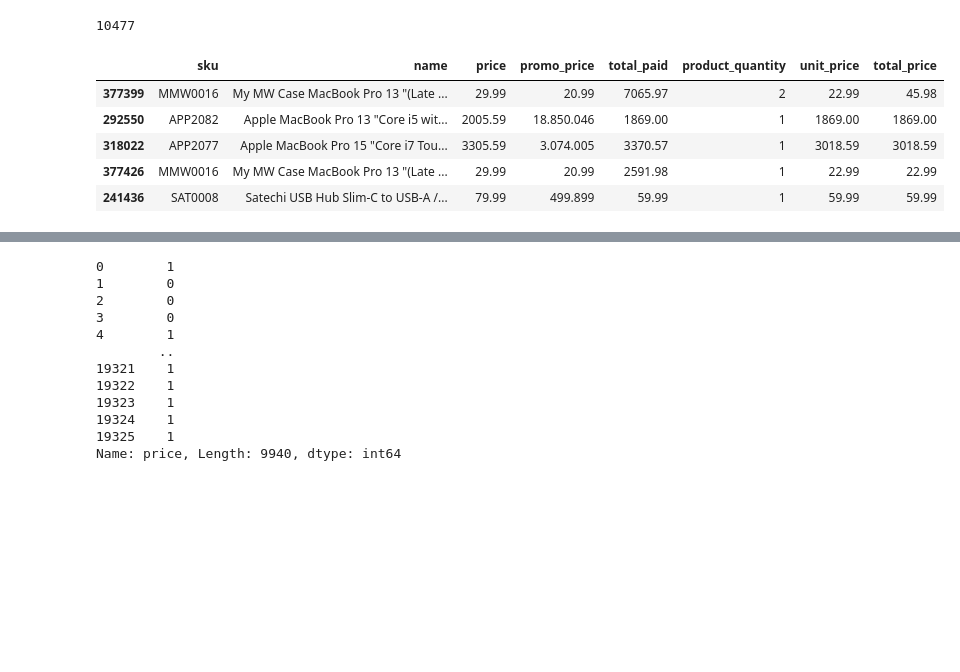
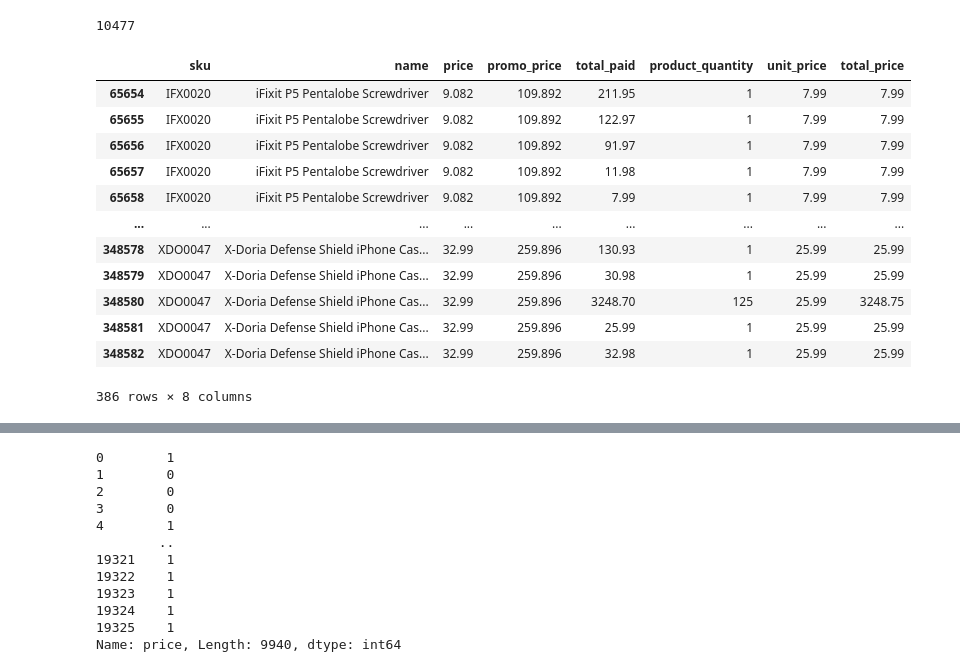
Before and after one commit to kriiis/project_2_pandas_matplotlib, a Jupyter notebook: 3-data_cleaning.ipynb, the cells around one changed output, grey strips where cells are left out. Drawn from its saved outputs; the diff is of its cells as text; code cells hidden in the pictures; blank space fills up the shorter version.

```diff
--- a/3-data_cleaning.ipynb
+++ b/3-data_cleaning.ipynb
@@ -787,15 +787,22 @@ products_droped.sku.nunique()
 # %%
 products_orders_lines = products.merge(orders_orderlines, how = 'inner', on = 'sku')
 prices = products_orders_lines[['sku', 'name', 'price', 'promo_price','total_paid', 'product_quantity', 'unit_price','total_price']]
 prices.sample(5)
-#prices.query('sku == "XDO0047"')
+prices.query('sku == "XDO0047" | sku == "IFX0020" | sku == "TPL0036" | sku == "SAN0137"')
 # %% [output]
 |  | sku | name | price | promo_price | total_paid | product_quantity | unit_price | total_price |
-| 377399 | MMW0016 | My MW Case MacBook Pro 13 "(Late ... | 29.99 | 20.99 | 7065.97 | 2 | 22.99 | 45.98 |
-| 292550 | APP2082 | Apple MacBook Pro 13 "Core i5 wit... | 2005.59 | 18.850.046 | 1869.00 | 1 | 1869.00 | 1869.00 |
-| 318022 | APP2077 | Apple MacBook Pro 15 "Core i7 Tou... | 3305.59 | 3.074.005 | 3370.57 | 1 | 3018.59 | 3018.59 |
-| 377426 | MMW0016 | My MW Case MacBook Pro 13 "(Late ... | 29.99 | 20.99 | 2591.98 | 1 | 22.99 | 22.99 |
-| 241436 | SAT0008 | Satechi USB Hub Slim-C to USB-A /... | 79.99 | 499.899 | 59.99 | 1 | 59.99 | 59.99 |
+| 65654 | IFX0020 | iFixit P5 Pentalobe Screwdriver | 9.082 | 109.892 | 211.95 | 1 | 7.99 | 7.99 |
+| 65655 | IFX0020 | iFixit P5 Pentalobe Screwdriver | 9.082 | 109.892 | 122.97 | 1 | 7.99 | 7.99 |
+| 65656 | IFX0020 | iFixit P5 Pentalobe Screwdriver | 9.082 | 109.892 | 91.97 | 1 | 7.99 | 7.99 |
+| 65657 | IFX0020 | iFixit P5 Pentalobe Screwdriver | 9.082 | 109.892 | 11.98 | 1 | 7.99 | 7.99 |
+| 65658 | IFX0020 | iFixit P5 Pentalobe Screwdriver | 9.082 | 109.892 | 7.99 | 1 | 7.99 | 7.99 |
+| ... | ... | ... | ... | ... | ... | ... | ... | ... |
+| 348578 | XDO0047 | X-Doria Defense Shield iPhone Cas... | 32.99 | 259.896 | 130.93 | 1 | 25.99 | 25.99 |
+| 348579 | XDO0047 | X-Doria Defense Shield iPhone Cas... | 32.99 | 259.896 | 30.98 | 1 | 25.99 | 25.99 |
+| 348580 | XDO0047 | X-Doria Defense Shield iPhone Cas... | 32.99 | 259.896 | 3248.70 | 125 | 25.99 | 3248.75 |
+| 348581 | XDO0047 | X-Doria Defense Shield iPhone Cas... | 32.99 | 259.896 | 25.99 | 1 | 25.99 | 25.99 |
+| 348582 | XDO0047 | X-Doria Defense Shield iPhone Cas... | 32.99 | 259.896 | 32.98 | 1 | 25.99 | 25.99 |
+386 rows × 8 columns
 # %%
 #first add decimals for all prices that don't have decimals (dots)
 products_droped['price_new'] = products_droped.price.apply(lambda x: x if x.find('.') != -1 else x + '.00')
```
Also changed, not shown: parts of 3 cells of this notebook, 7 other files.
